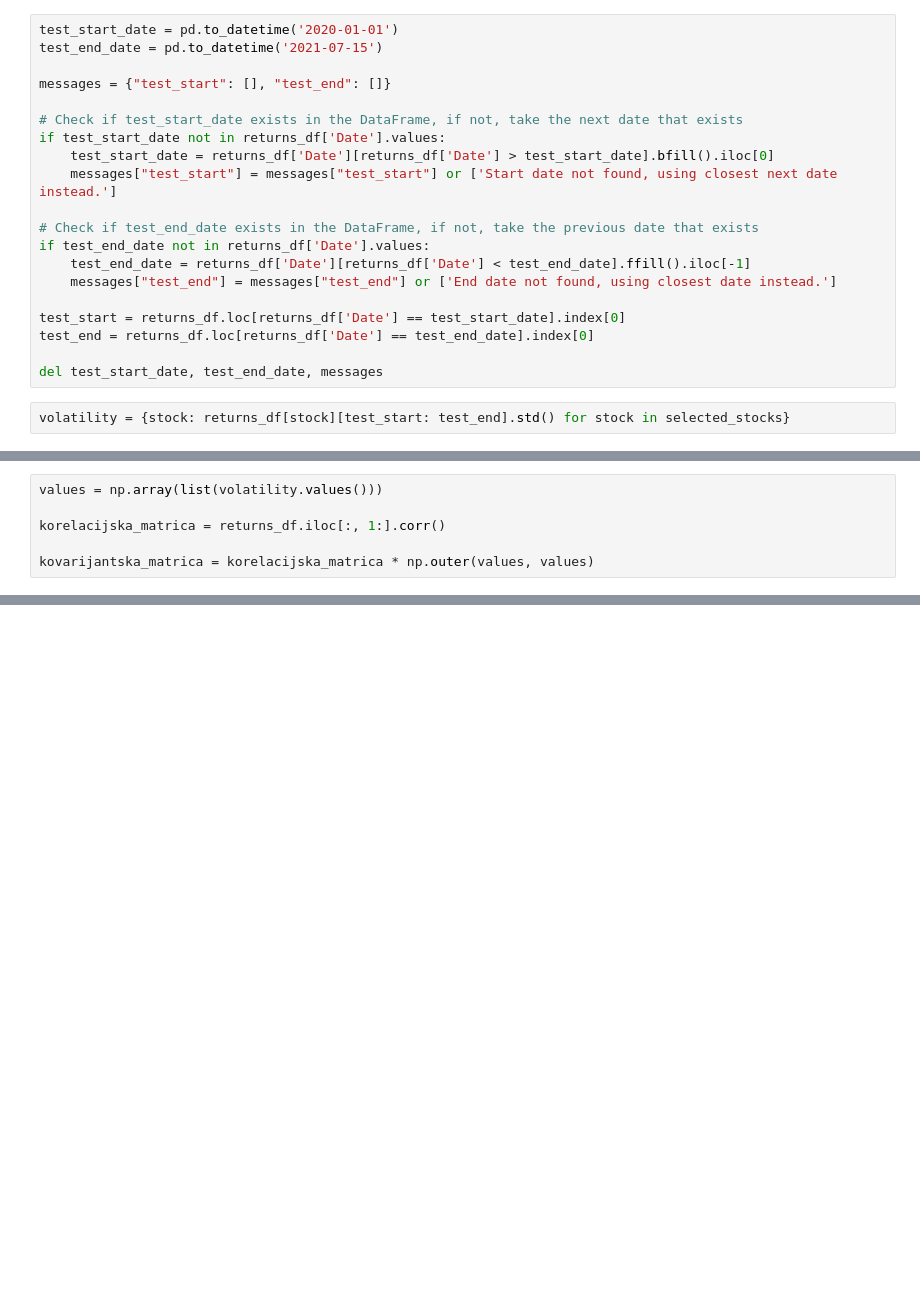
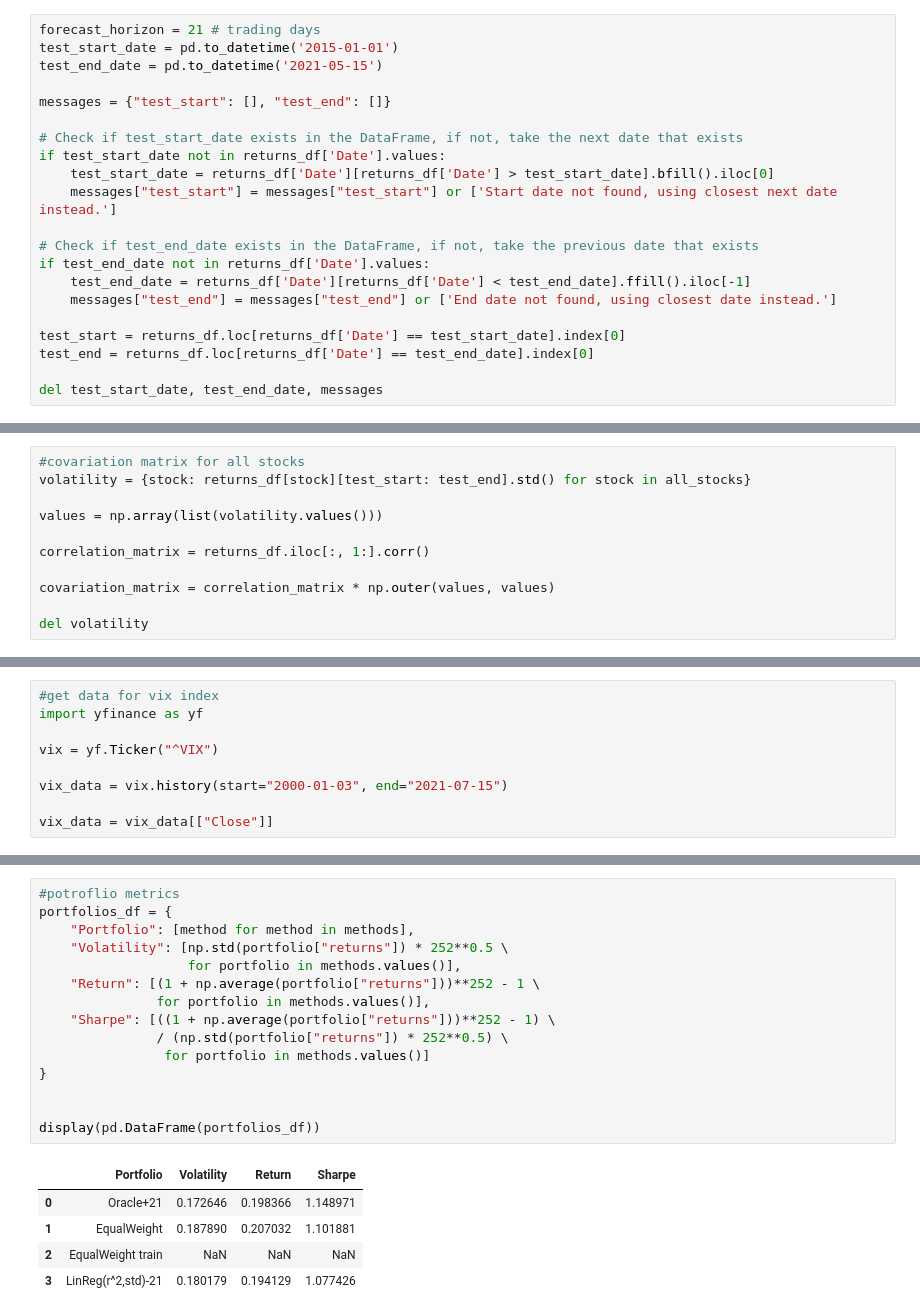
Before and after one commit to PapakMate/SVFT, a Jupyter notebook: zavrsni.ipynb, the cells around one changed output, grey strips where cells are left out. Drawn from its saved outputs; the diff is of its cells as text; blank space fills up the shorter version.

```diff
--- a/zavrsni.ipynb
+++ b/zavrsni.ipynb
@@ -19,8 +22,9 @@ returns_df.insert(0, 'Date', prices_df['Date'][:-1])
 # Convert to numpy array (for easier calculations)
 returns_matrix = returns_df.iloc[:, 1:].to_numpy()
 # %%
-test_start_date = pd.to_datetime('2020-01-01')
-test_end_date = pd.to_datetime('2021-07-15')
+forecast_horizon = 21 # trading days
+test_start_date = pd.to_datetime('2015-01-01')
+test_end_date = pd.to_datetime('2021-05-15')
 
 messages = {"test_start": [], "test_end": []}
 
@@ -38,5 +42,3 @@ test_start = returns_df.loc[returns_df['Date'] == test_start_date].index[0]
 test_end = returns_df.loc[returns_df['Date'] == test_end_date].index[0]
 
 del test_start_date, test_end_date, messages
-# %%
-volatility = {stock: returns_df[stock][test_start: test_end].std() for stock in selected_stocks}
@@ -43,6 +110,11 @@ volatility = {stock: returns_df[stock][test_start: test_end].std() for stock in
 # %%
+#covariation matrix for all stocks
+volatility = {stock: returns_df[stock][test_start: test_end].std() for stock in all_stocks}
+
 values = np.array(list(volatility.values()))
 
-korelacijska_matrica = returns_df.iloc[:, 1:].corr()
+correlation_matrix = returns_df.iloc[:, 1:].corr()
 
-kovarijantska_matrica = korelacijska_matrica * np.outer(values, values)
+covariation_matrix = correlation_matrix * np.outer(values, values)
+
+del volatility
@@ -68,0 +121,9 @@ kovarijantska_matrica
+# %%
+#get data for vix index
+import yfinance as yf
+
+vix = yf.Ticker("^VIX")
+
+vix_data = vix.history(start="2000-01-03", end="2021-07-15")
+
+vix_data = vix_data[["Close"]]
@@ -68,0 +293,21 @@ kovarijantska_matrica
+# %%
+#potroflio metrics
+portfolios_df = {
+    "Portfolio": [method for method in methods],
+    "Volatility": [np.std(portfolio["returns"]) * 252**0.5 \
+                   for portfolio in methods.values()],
+    "Return": [(1 + np.average(portfolio["returns"]))**252 - 1 \
+               for portfolio in methods.values()],
+    "Sharpe": [((1 + np.average(portfolio["returns"]))**252 - 1) \
+               / (np.std(portfolio["returns"]) * 252**0.5) \
+                for portfolio in methods.values()]
+}
+
+
+display(pd.DataFrame(portfolios_df))
+# %% [output]
+|  | Portfolio | Volatility | Return | Sharpe |
+| 0 | Oracle+21 | 0.172646 | 0.198366 | 1.148971 |
+| 1 | EqualWeight | 0.187890 | 0.207032 | 1.101881 |
+| 2 | EqualWeight train | NaN | NaN | NaN |
+| 3 | LinReg(r^2,std)-21 | 0.180179 | 0.194129 | 1.077426 |
```
Also changed, not shown: parts of 14 cells of this notebook, 3 other files.
